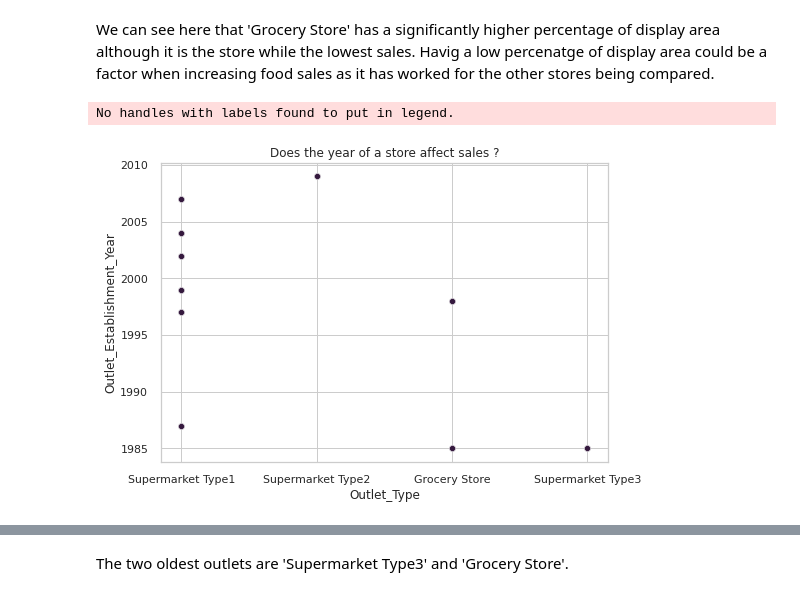
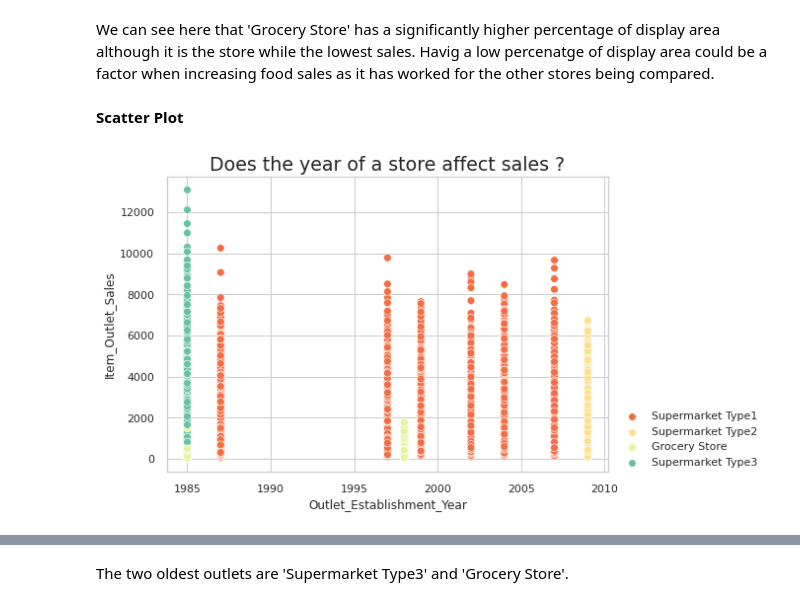
Before and after one commit to julianasaha/food-sales-predications, a Jupyter notebook: Food_sales_predictions.ipynb, the cells around one changed output, grey strips where cells are left out. Cells and saved outputs as stored; diff of their text form; code cells hidden in the pictures.

```diff
--- a/Food_sales_predictions.ipynb
+++ b/Food_sales_predictions.ipynb
@@ -160,20 +169,21 @@ The strongest correlation indicated in this graph is between 'Item_MRP' and the
 #graph the visibilty rate at each store
 ax = sns.barplot(data= df, x= 'Outlet_Type', y= 'Item_Visibility');
 ax.set_title('Visibilty Rate at Each Outlet')
-ax.set_ylabel('Percentage')
+ax.set_ylabel('Percentage', )
 ax.set_xlabel('Outlet Type')
-plt.rcParams['font.family'] = 'serif'
+plt.rcParams['font.family'] = 'fantasy'
 plt.rcParams['axes.labelsize'] = 'x-large'
-sns.set_theme(style="whitegrid", palette="rocket")
+sns.set_theme(style="whitegrid", palette="Spectral")
 # %% [output]
 [figure]
 # %% [markdown]
 We can see here that 'Grocery Store' has a significantly higher percentage of display area although it is the store while the lowest sales. Havig a low percenatge of display area could be a factor when increasing food sales as it has worked for the other stores being compared.
+# %% [markdown]
+**Scatter Plot**
 # %%
-# grapgh the years of the outlet type
-ax = sns.scatterplot(data=df, x = 'Outlet_Type', y ='Outlet_Establishment_Year', palette = 'rocket')
-ax.legend().remove()
-ax.set_title('Does the year of a store affect sales ?');
+# Grapgh the years of the outlet type
+ax = sns.scatterplot(data=df, x = 'Outlet_Establishment_Year', y ='Item_Outlet_Sales', hue='Outlet_Type', palette = "Spectral", s=60)
+ax.legend(loc=(1.02,0))
+ax.set_title('Does the year of a store affect sales ?', fontsize=19);
 # %% [output]
-No handles with labels found to put in legend.
-[figure, old version]
+[figure, new version]
```
Also changed, not shown: parts of 52 cells of this notebook.
